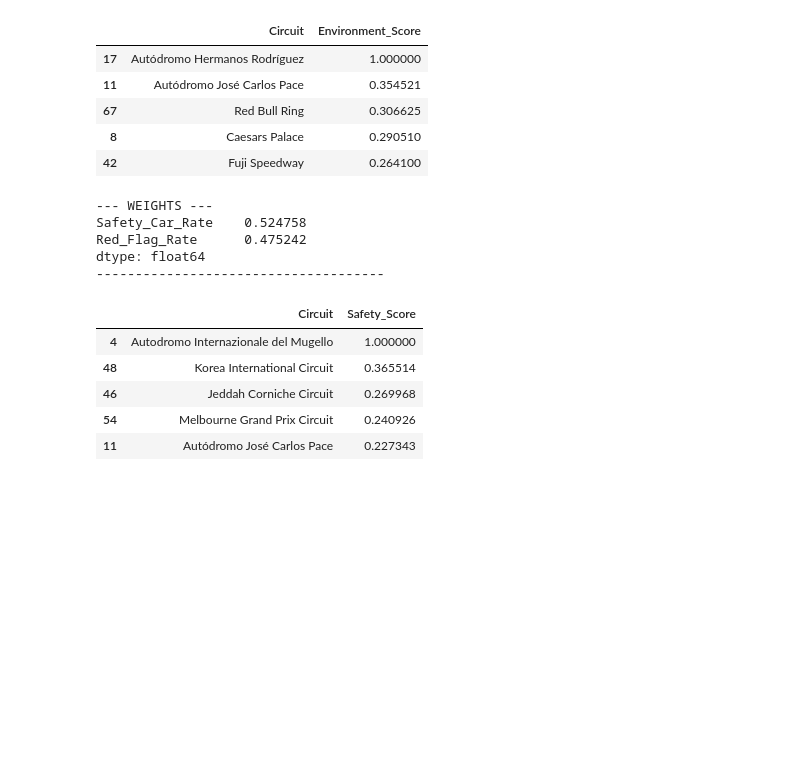
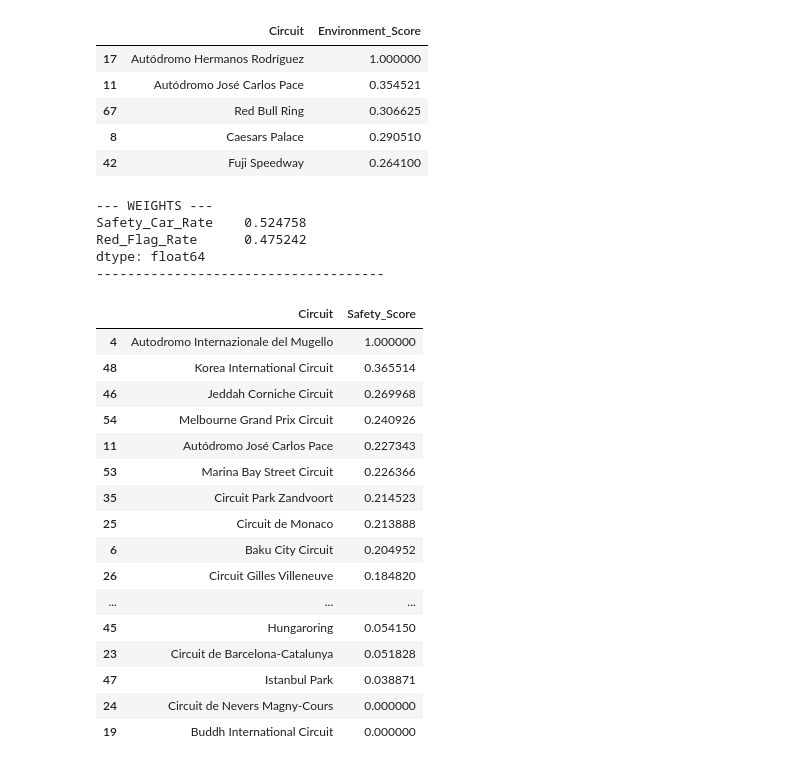
Before and after one commit to LukeHilliard/f1-complexity-index, a Jupyter notebook: analysis.ipynb, the cells around one changed output. Cells and saved outputs as stored; diff of their text form; code cells hidden in the pictures; blank space fills up the shorter version.

```diff
--- a/analysis.ipynb
+++ b/analysis.ipynb
@@ -1110,19 +1101,0 @@ NameError: name 'loading_scores' is not defined
-# %%
-
-abs_scores = loading_scores.abs()
-real_weights = abs_scores / abs_scores.sum()
-print("--- STATISTICAL WEIGHTS ---")
-print(real_weights.sort_values(ascending=False))
-print("-------------------------------------\n")
-
-master_data['Complexity_Score'] = (
-    (scaled_master_data_v2['Turns'] * real_weights['Turns']) +
-    (scaled_master_data_v2['Safety_Car_Rate'] * real_weights['Safety_Car_Rate']) +
-    (scaled_master_data_v2['Track_Length'] * real_weights['Track_Length']) +
-    (scaled_master_data_v2['Red_Flag_Rate'] * real_weights['Red_Flag_Rate']) +
-    (scaled_master_data_v2['Altitude'] * real_weights['Altitude'])
-)
-
-top_tracks = master_data[['Circuit', 'Complexity_Score']].sort_values(by='Complexity_Score', ascending=False)
-top_tracks['Position'] = range(1, len(top_tracks) + 1)
-top_tracks
@@ -1164,7 +1109,7 @@ environment_cols = ['Altitude']
 # Safety Sub-Index
 safety_cols = ['Safety_Car_Rate', 'Red_Flag_Rate']
 # %%
-layout_data = scaled_master_data[track_layout_cols]
+layout_data = scaled_master_data_all[track_layout_cols]
 
 pca_layout = PCA().fit(layout_data)
 layout_weights = pd.Series(pca_layout.components_[0], index=track_layout_cols).abs()
@@ -1176,7 +1121,8 @@ print("-------------------------------------\n")
 
 master_data['Layout_Score'] = (
     (layout_data['Turns'] * layout_weights['Turns']) +
-    (layout_data['Track_Length'] * layout_weights['Track_Length'])
+    (layout_data['Track_Length'] * layout_weights['Track_Length']) #+
+    # (layout_data['Direction'] * layout_weights['Direction'])
 )
 
 master_data[['Circuit', 'Layout_Score']].sort_values(by='Layout_Score', ascending=False).head()
@@ -1193,8 +1139,7 @@ dtype: float64
 | 6 | Baku City Circuit | 0.662534 |
 | 73 | Silverstone Circuit | 0.591516 |
 # %%
-environment_cols = ['Altitude']
-env_data = scaled_master_data[environment_cols]
+env_data = scaled_master_data_all[environment_cols]
 
 pca_env = PCA().fit(env_data)
 env_weights = pd.Series(pca_env.components_[0], index=environment_cols).abs()
@@ -1205,7 +1150,8 @@ print(env_weights.sort_values(ascending=False))
 print("-------------------------------------\n")
 
 master_data['Environment_Score'] = (
-    (env_data['Altitude'] * env_weights['Altitude'])
+    (env_data['Altitude'] * env_weights['Altitude']) #+
+    # (env_data['Circuit_Type'] * env_weights['Circuit_Type'])
 )
 
 master_data[['Circuit', 'Environment_Score']].sort_values(by='Environment_Score', ascending=False).head()
@@ -1222,33 +1168,44 @@ dtype: float64
 | 42 | Fuji Speedway | 0.264100 |
 # %%
 safety_cols = ['Safety_Car_Rate', 'Red_Flag_Rate']
-safety_data = scaled_master_data[safety_cols]
+safety_data = scaled_master_data_all[safety_cols]
 
 pca_safety = PCA().fit(safety_data)
 safety_weights = pd.Series(pca_safety.components_[0], index=safety_cols).abs()
 safety_weights = safety_weights / safety_weights.sum()
 
 print("--- WEIGHTS ---")
 print(safety_weights.sort_values(ascending=False))
 print("-------------------------------------\n")
 
 master_data['Safety_Score'] = (
     (safety_data['Safety_Car_Rate'] * safety_weights['Safety_Car_Rate']) +
     (safety_data['Red_Flag_Rate'] * safety_weights['Red_Flag_Rate'])
 )
 
-master_data[['Circuit', 'Safety_Score']].sort_values(by='Safety_Score', ascending=False).head()
+master_data[['Circuit', 'Safety_Score']].sort_values(by='Safety_Score', ascending=False)
 # %% [output]
 --- WEIGHTS ---
 Safety_Car_Rate    0.524758
 Red_Flag_Rate      0.475242
 dtype: float64
 -------------------------------------
 |  | Circuit | Safety_Score |
 | 4 | Autodromo Internazionale del Mugello | 1.000000 |
 | 48 | Korea International Circuit | 0.365514 |
 | 46 | Jeddah Corniche Circuit | 0.269968 |
 | 54 | Melbourne Grand Prix Circuit | 0.240926 |
 | 11 | Autódromo José Carlos Pace | 0.227343 |
+| 53 | Marina Bay Street Circuit | 0.226366 |
+| 35 | Circuit Park Zandvoort | 0.214523 |
+| 25 | Circuit de Monaco | 0.213888 |
+| 6 | Baku City Circuit | 0.204952 |
+| 26 | Circuit Gilles Villeneuve | 0.184820 |
+| ... | ... | ... |
+| 45 | Hungaroring | 0.054150 |
+| 23 | Circuit de Barcelona-Catalunya | 0.051828 |
+| 47 | Istanbul Park | 0.038871 |
+| 24 | Circuit de Nevers Magny-Cours | 0.000000 |
+| 19 | Buddh International Circuit | 0.000000 |
 # %%
 master_data['Final_Complexity_Score'] = (
```
Also changed, not shown: parts of 4 cells of this notebook.
